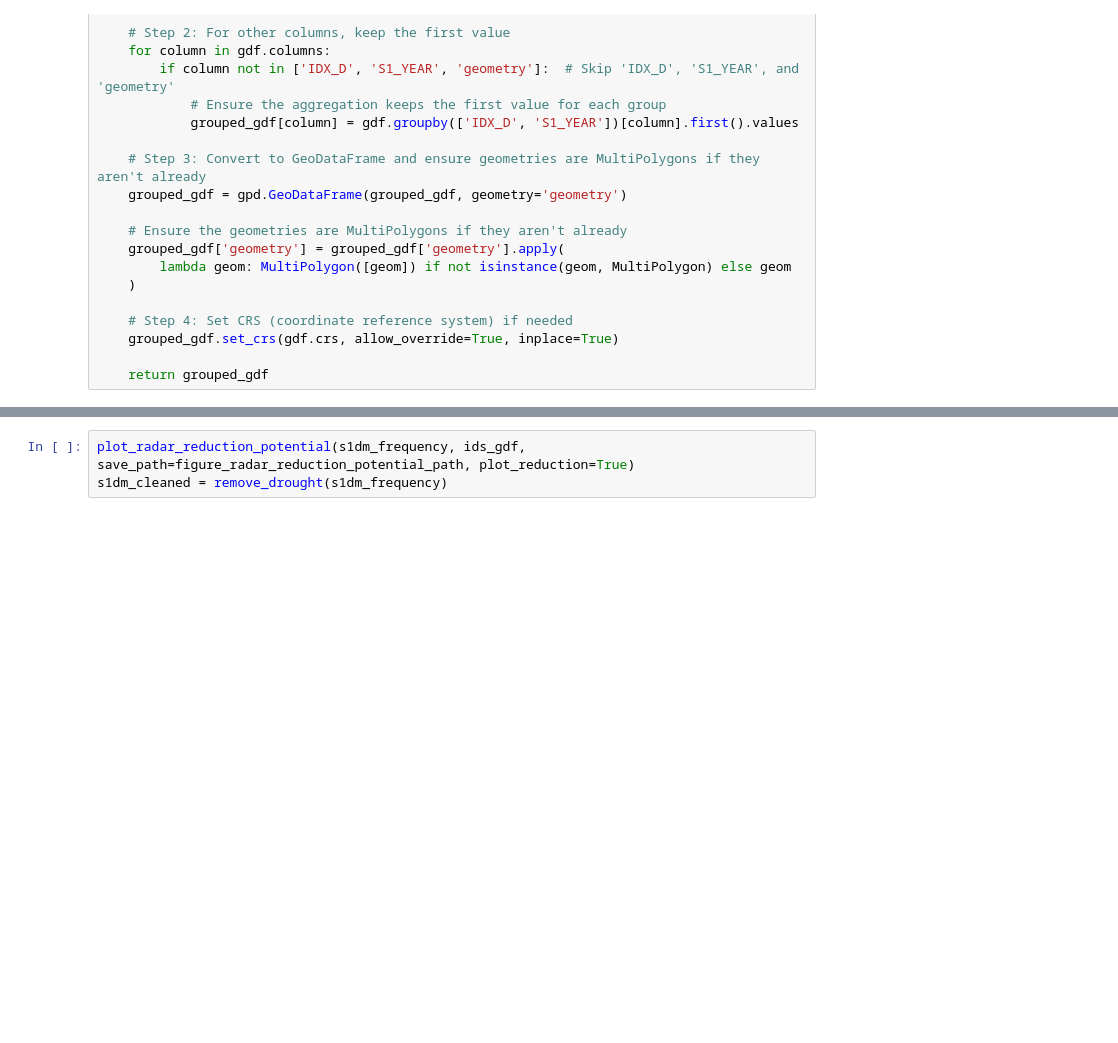
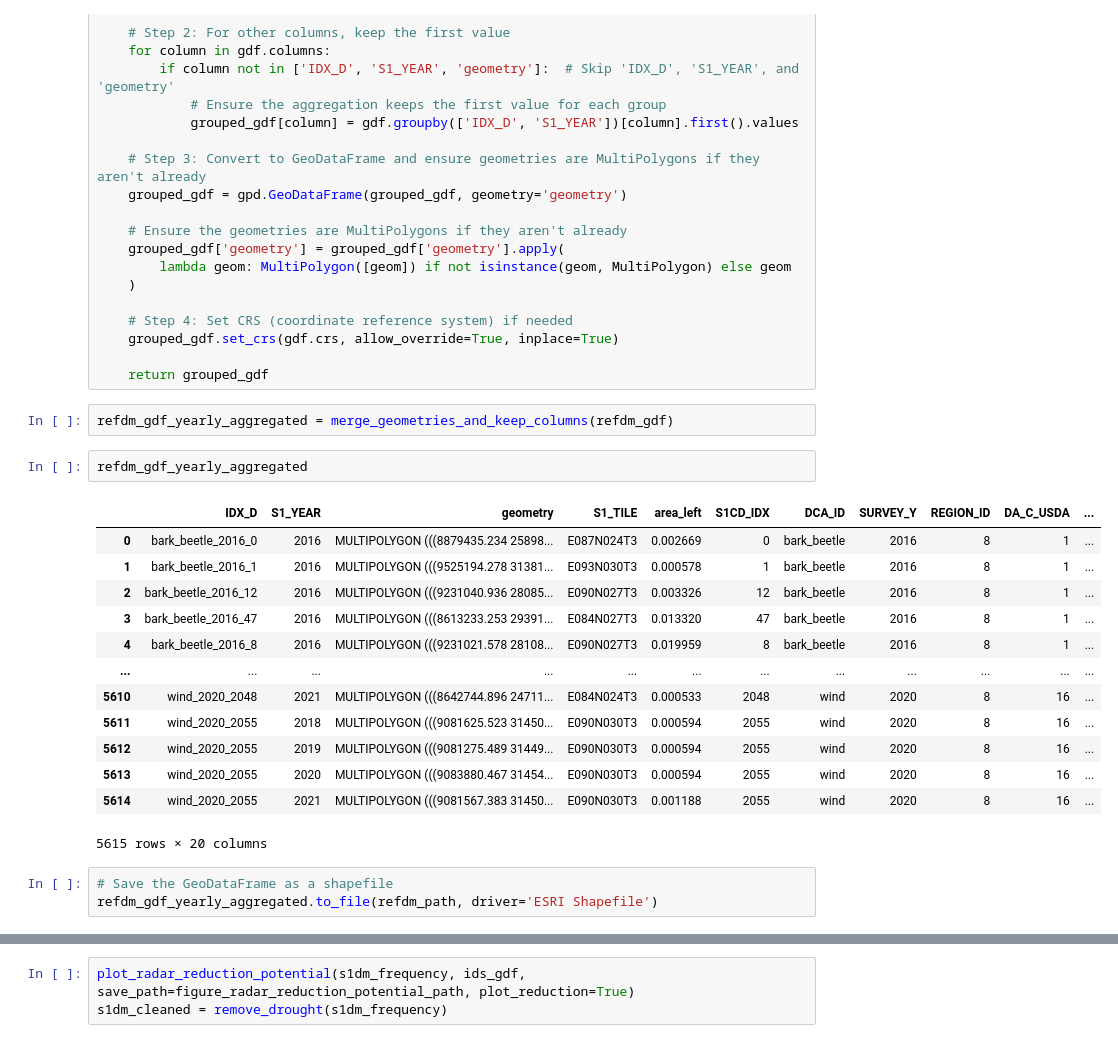
Before and after one commit to Franziska279/ForExD-WP1-P1, a Jupyter notebook: src/ids_s1dm_comparison_analysis.ipynb, the cells around one changed output, grey strips where cells are left out. Cells and saved outputs as stored; diff of their text form; blank space fills up the shorter version.

```diff
--- a/src/ids_s1dm_comparison_analysis.ipynb
+++ b/src/ids_s1dm_comparison_analysis.ipynb
@@ -228,6 +243,27 @@ def merge_geometries_and_keep_columns(gdf):
     grouped_gdf.set_crs(gdf.crs, allow_override=True, inplace=True)
 
     return grouped_gdf
+# %%
+refdm_gdf_yearly_aggregated = merge_geometries_and_keep_columns(refdm_gdf)
+# %%
+refdm_gdf_yearly_aggregated
+# %% [output]
+|  | IDX_D | S1_YEAR | geometry | S1_TILE | area_left | S1CD_IDX | DCA_ID | SURVEY_Y | REGION_ID | DA_C_USDA | ... |
+| 0 | bark_beetle_2016_0 | 2016 | MULTIPOLYGON (((8879435.234 25898... | E087N024T3 | 0.002669 | 0 | bark_beetle | 2016 | 8 | 1 | ... |
+| 1 | bark_beetle_2016_1 | 2016 | MULTIPOLYGON (((9525194.278 31381... | E093N030T3 | 0.000578 | 1 | bark_beetle | 2016 | 8 | 1 | ... |
+| 2 | bark_beetle_2016_12 | 2016 | MULTIPOLYGON (((9231040.936 28085... | E090N027T3 | 0.003326 | 12 | bark_beetle | 2016 | 8 | 1 | ... |
+| 3 | bark_beetle_2016_47 | 2016 | MULTIPOLYGON (((8613233.253 29391... | E084N027T3 | 0.013320 | 47 | bark_beetle | 2016 | 8 | 1 | ... |
+| 4 | bark_beetle_2016_8 | 2016 | MULTIPOLYGON (((9231021.578 28108... | E090N027T3 | 0.019959 | 8 | bark_beetle | 2016 | 8 | 1 | ... |
+| ... | ... | ... | ... | ... | ... | ... | ... | ... | ... | ... | ... |
+| 5610 | wind_2020_2048 | 2021 | MULTIPOLYGON (((8642744.896 24711... | E084N024T3 | 0.000533 | 2048 | wind | 2020 | 8 | 16 | ... |
+| 5611 | wind_2020_2055 | 2018 | MULTIPOLYGON (((9081625.523 31450... | E090N030T3 | 0.000594 | 2055 | wind | 2020 | 8 | 16 | ... |
+| 5612 | wind_2020_2055 | 2019 | MULTIPOLYGON (((9081275.489 31449... | E090N030T3 | 0.000594 | 2055 | wind | 2020 | 8 | 16 | ... |
+| 5613 | wind_2020_2055 | 2020 | MULTIPOLYGON (((9083880.467 31454... | E090N030T3 | 0.000594 | 2055 | wind | 2020 | 8 | 16 | ... |
+| 5614 | wind_2020_2055 | 2021 | MULTIPOLYGON (((9081567.383 31450... | E090N030T3 | 0.001188 | 2055 | wind | 2020 | 8 | 16 | ... |
+5615 rows × 20 columns
+# %%
+# Save the GeoDataFrame as a shapefile
+refdm_gdf_yearly_aggregated.to_file(refdm_path, driver='ESRI Shapefile')
 # %%
 from shapely.ops import unary_union
 
```
Also changed, not shown: parts of 7 cells of this notebook, 3 other files.
